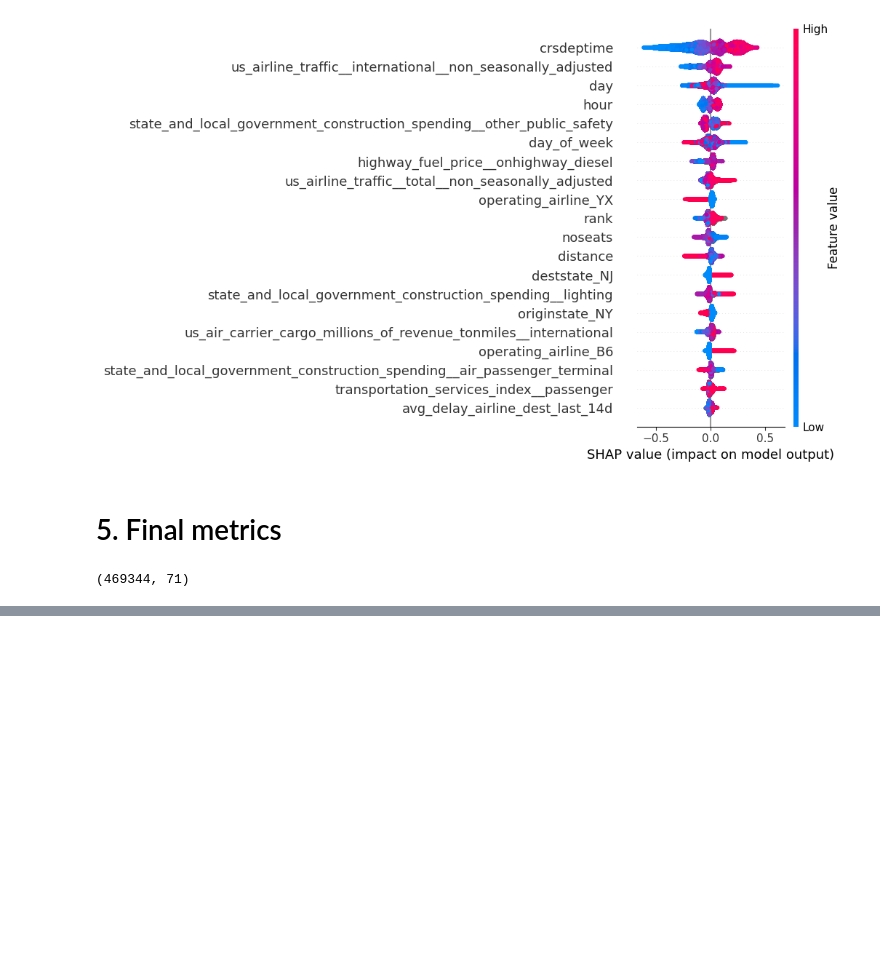
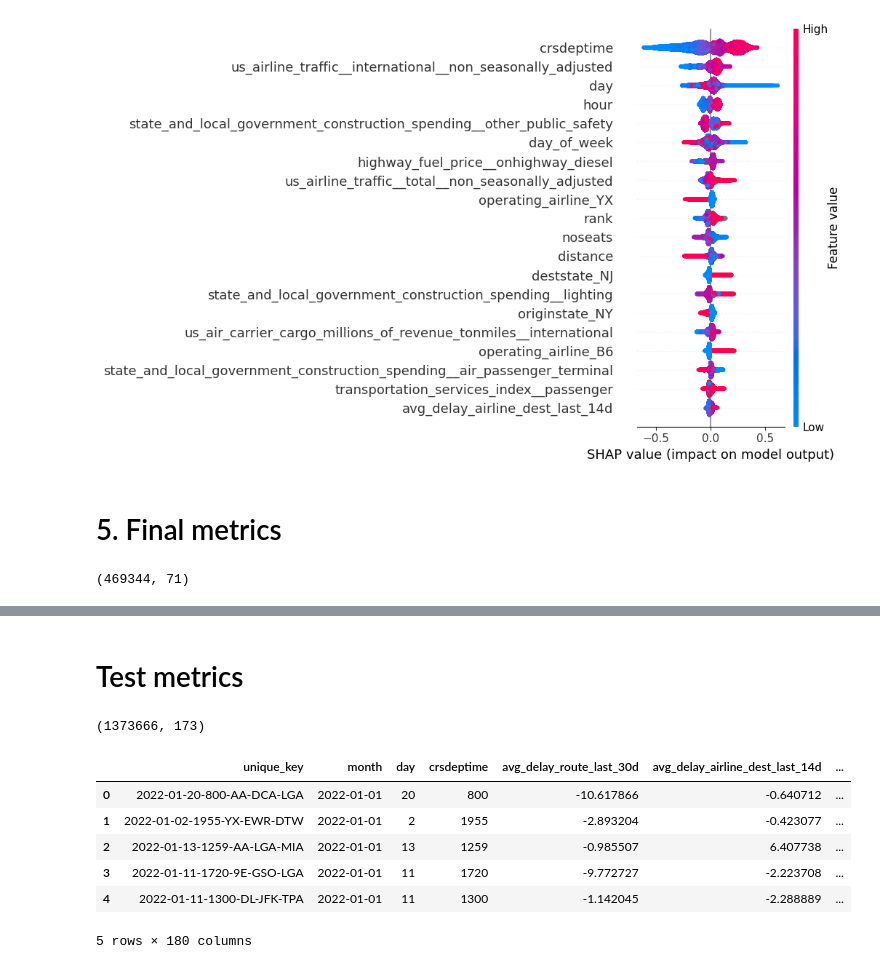
Before and after one commit to rigonzals/dva_flightdelay, a Jupyter notebook: notebooks/modeling/modeling.ipynb, the cells around one changed output, grey strips where cells are left out. Saved outputs shown, nothing was run; the diff lists cells and outputs as text; code cells hidden in the pictures; blank space fills up the shorter version.

```diff
--- a/notebooks/modeling/modeling.ipynb
+++ b/notebooks/modeling/modeling.ipynb
@@ -291,3 +316,10 @@ print(classification_report(y, y_val_pred))
     accuracy                           0.58    469344
    macro avg       0.44      0.50      0.43    469344
 weighted avg       0.75      0.58      0.63    469344
+# %% [markdown]
+# Test metrics
+# %%
+df_mdt = pd.read_parquet(f"{path_fe}all_joined_fe_delta_years=1.parquet")
+df_mdt.shape
+# %% [output]
+(1373666, 173)
@@ -293,0 +332,10 @@ weighted avg       0.75      0.58      0.63    469344
+# %%
+df_mdt.head()
+# %% [output]
+|  | unique_key | month | day | crsdeptime | avg_delay_route_last_30d | avg_delay_airline_dest_last_14d | ... |
+| 0 | 2022-01-20-800-AA-DCA-LGA | 2022-01-01 | 20 | 800 | -10.617866 | -0.640712 | ... |
+| 1 | 2022-01-02-1955-YX-EWR-DTW | 2022-01-01 | 2 | 1955 | -2.893204 | -0.423077 | ... |
+| 2 | 2022-01-13-1259-AA-LGA-MIA | 2022-01-01 | 13 | 1259 | -0.985507 | 6.407738 | ... |
+| 3 | 2022-01-11-1720-9E-GSO-LGA | 2022-01-01 | 11 | 1720 | -9.772727 | -2.223708 | ... |
+| 4 | 2022-01-11-1300-DL-JFK-TPA | 2022-01-01 | 11 | 1300 | -1.142045 | -2.288889 | ... |
+5 rows × 180 columns
```
Also changed, not shown: parts of 26 cells of this notebook.
